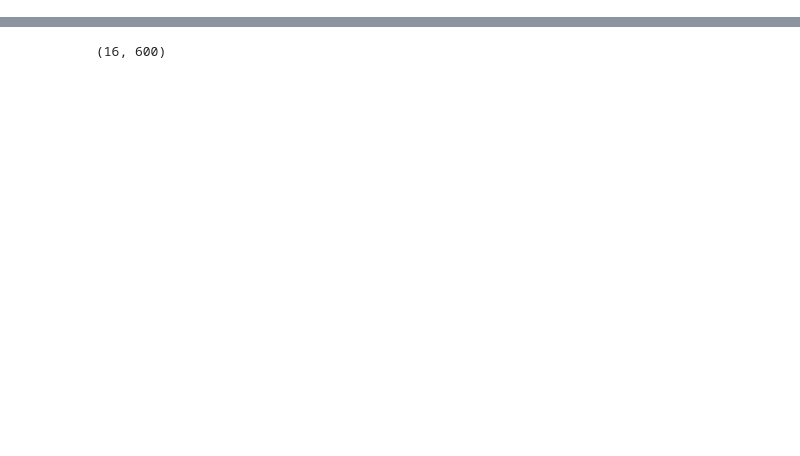
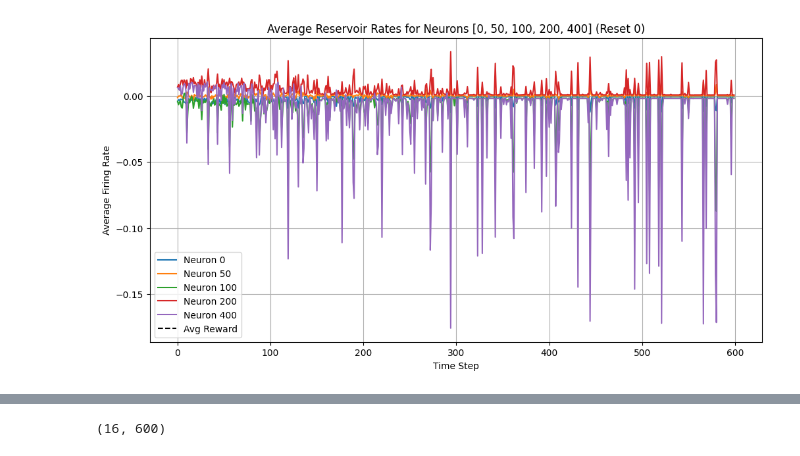
Before and after one commit to MarcoAPelonero/AML2025, a Jupyter notebook: FinalProject/Testing/note1.ipynb, the cells around one changed output, grey strips where cells are left out. Cells and saved outputs as stored; diff of their text form; code cells hidden in the pictures; blank space fills up the shorter version.

```diff
--- a/FinalProject/Testing/note1.ipynb
+++ b/FinalProject/Testing/note1.ipynb
@@ -190 +306,26 @@ print(total_gradients.shape)
+# %%
+# Pick one reset
+interest_reset = 0
+# Now plot for neurons 0, 50, 100, 200, 400 they're average activity across the episodes, so the activity is avergaed across the episodes.
+neurons_of_interest = [0, 50, 100, 200, 400]
+# Average the reservoire rates across the episodes for the reset of interest. What I mean is, in a whole episode you should take thse average, so at the end I don't want 30 points, but 600
+avg_rates_interest_reset = np.mean(total_reservoire_rates[interest_reset], axis=1)
+# Plot the average activity of the neurons of interest
+plt.figure(figsize=(12, 6))
+for neuron in neurons_of_interest:
+    plt.plot(avg_rates_interest_reset[:, neuron], label=f'Neuron {neuron}')
+# On top of it plot the avg reward for that episode
+avg_rewards_interest_reset = np.mean(total_rewards[interest_reset], axis=0)
+# MAp the avg rewards to the 0-0.2 range
+avg_rewards_interest_reset = (avg_rewards_interest_reset - np.min(avg_rewards_interest_reset)) / (np.max(avg_rewards_interest_reset) - np.min(avg_rewards_interest_reset)) * 10
+plt.plot(avg_rewards_interest_reset, label='Avg Reward', linestyle='--', color='black')
+
+plt.title(f'Average Reservoir Rates for Neurons {neurons_of_interest} (Reset {interest_reset})')
+plt.xlabel('Time Step')
+plt.ylabel('Average Firing Rate')
+plt.legend()
+plt.grid()
+plt.show()
+# %% [output]
+[figure, added]
 # %%
```
Also changed, not shown: parts of 14 cells of this notebook, 5 other files.
